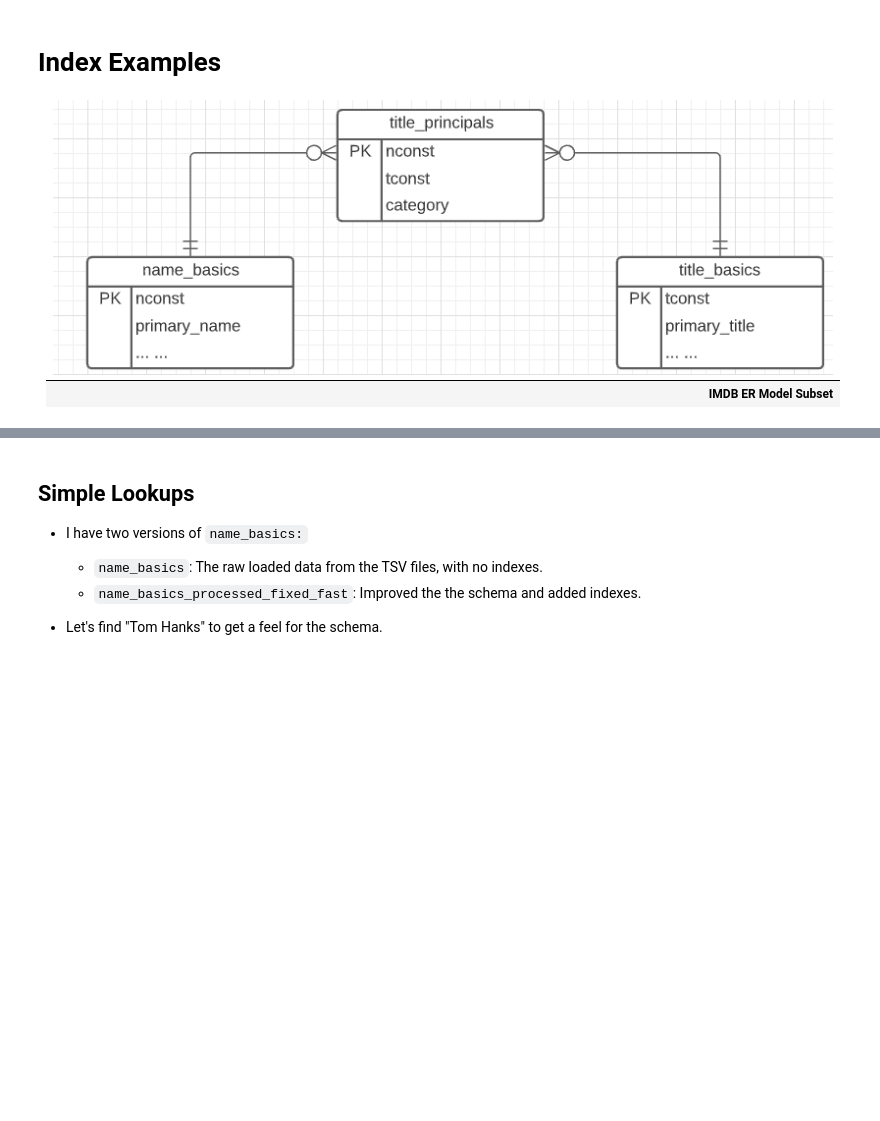
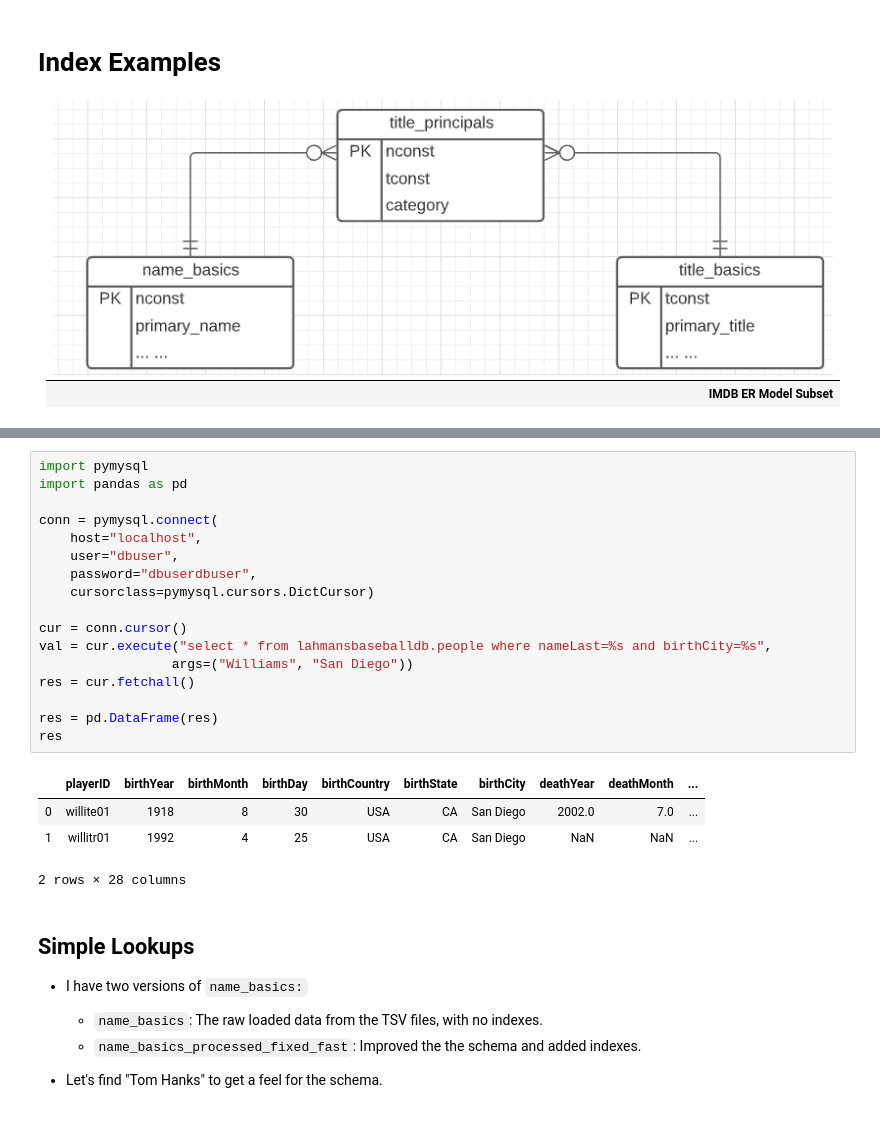
Before and after one commit to donald-f-ferguson/W4111S21, a Jupyter notebook: Lectures/Lecture_6_Finishing_SQL_ER_and_Project/Lecture_6_SQL_ER_Finish_Project.ipynb, the cells around one changed output, grey strips where cells are left out. Drawn from its saved outputs; the diff is of its cells as text; blank space fills up the shorter version.

```diff
--- a/Lectures/Lecture_6_Finishing_SQL_ER_and_Project/Lecture_6_SQL_ER_Finish_Project.ipynb
+++ b/Lectures/Lecture_6_Finishing_SQL_ER_and_Project/Lecture_6_SQL_ER_Finish_Project.ipynb
@@ -71,3 +76,25 @@ The sql extension is already loaded. To reload it, use:
+# %%
+import pymysql
+import pandas as pd
+
+conn = pymysql.connect(
+    host="localhost",
+    user="dbuser",
+    password="dbuserdbuser",
+    cursorclass=pymysql.cursors.DictCursor)
+
+cur = conn.cursor()
+val = cur.execute("select * from lahmansbaseballdb.people where nameLast=%s and birthCity=%s",
+                 args=("Williams", "San Diego"))
+res = cur.fetchall()
+
+res = pd.DataFrame(res)
+res
+# %% [output]
+|  | playerID | birthYear | birthMonth | birthDay | birthCountry | birthState | birthCity | deathYear | deathMonth | ... |
+| 0 | willite01 | 1918 | 8 | 30 | USA | CA | San Diego | 2002.0 | 7.0 | ... |
+| 1 | willitr01 | 1992 | 4 | 25 | USA | CA | San Diego | NaN | NaN | ... |
+2 rows × 28 columns
 # %% [markdown]
 ## Simple Lookups
 
```
Also changed, not shown: parts of 2 cells of this notebook, 9 other files.
